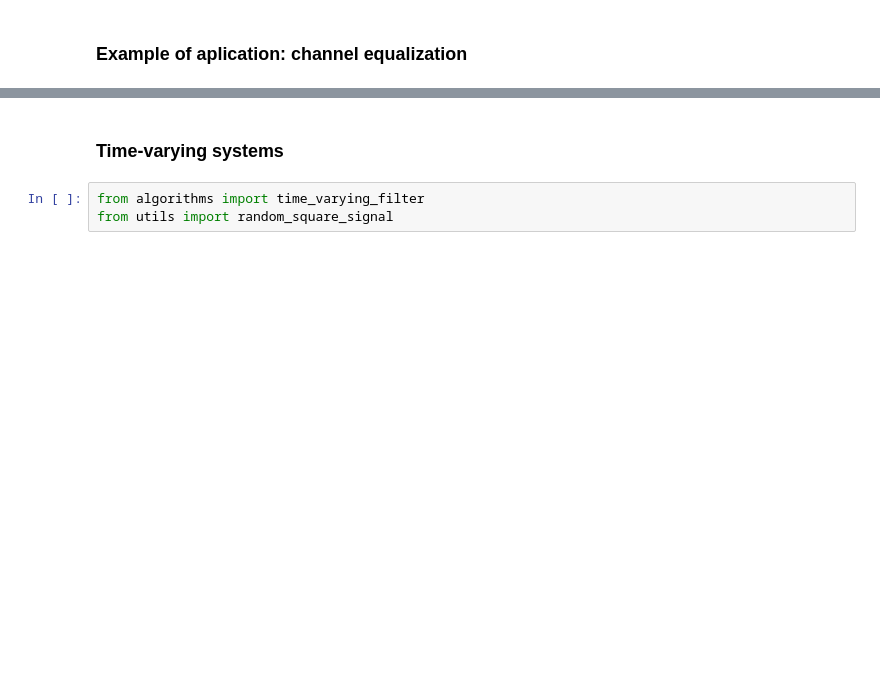
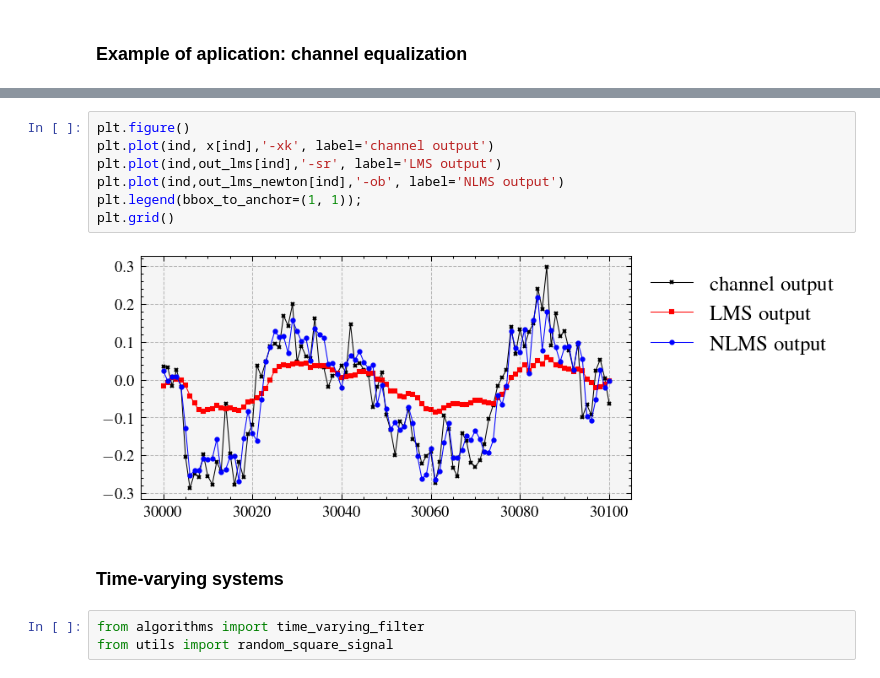
Before and after one commit to edsonportosilva/AdaptiveSignalProcessing, a Jupyter notebook: notebooks/5. Variants of the LMS algorithm.ipynb, the cells around one changed output, grey strips where cells are left out. Saved outputs shown, nothing was run; the diff lists cells and outputs as text; blank space fills up the shorter version.

```diff
--- a/notebooks/5. Variants of the LMS algorithm.ipynb
+++ b/notebooks/5. Variants of the LMS algorithm.ipynb
@@ -320,3 +409,12 @@ plt.grid();
+# %%
+plt.figure()
+plt.plot(ind, x[ind],'-xk', label='channel output')
+plt.plot(ind,out_lms[ind],'-sr', label='LMS output')
+plt.plot(ind,out_lms_newton[ind],'-ob', label='NLMS output')
+plt.legend(bbox_to_anchor=(1, 1));
+plt.grid()
+# %% [output]
+[figure, added]
 # %% [markdown]
 ### Time-varying systems
 # %%
```
Also changed, not shown: parts of 18 cells of this notebook.
